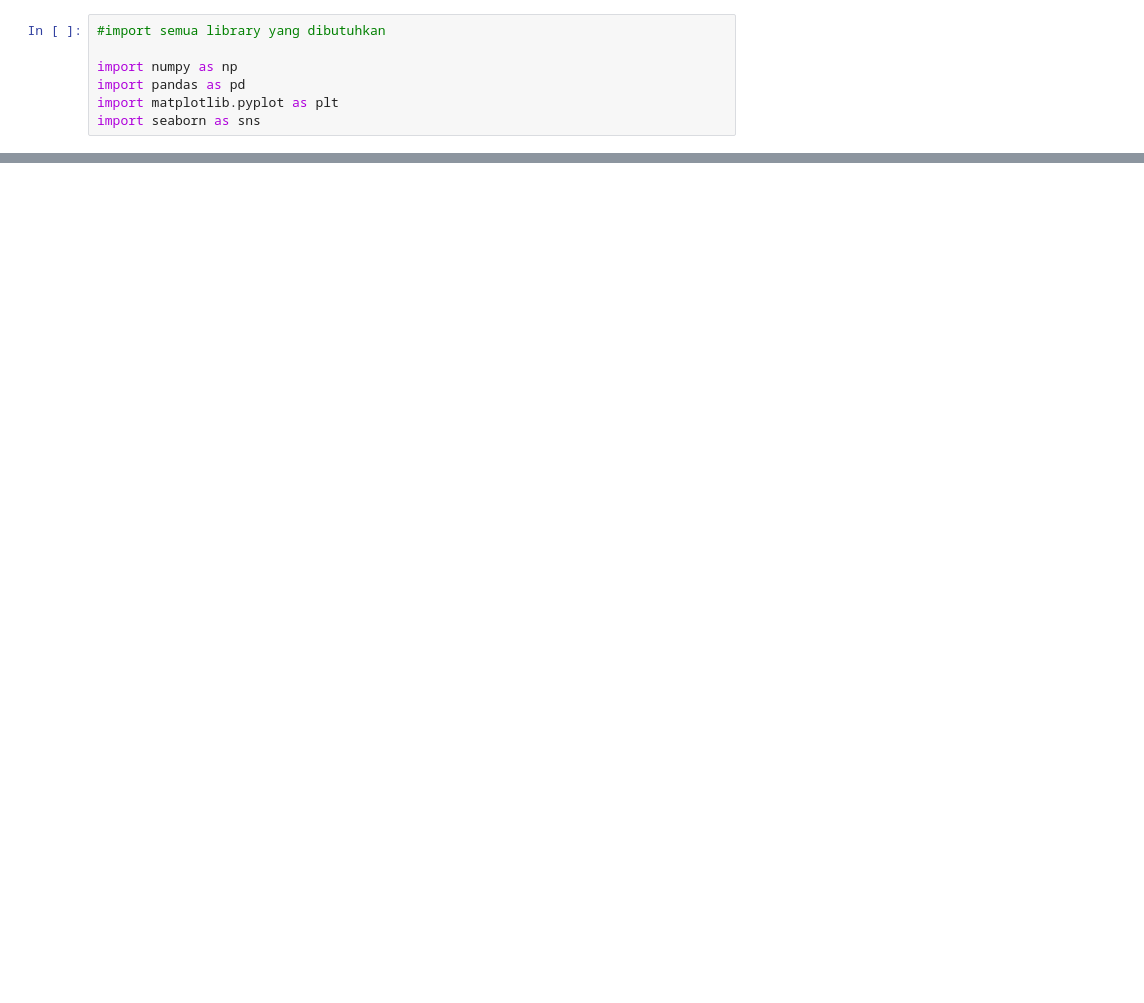
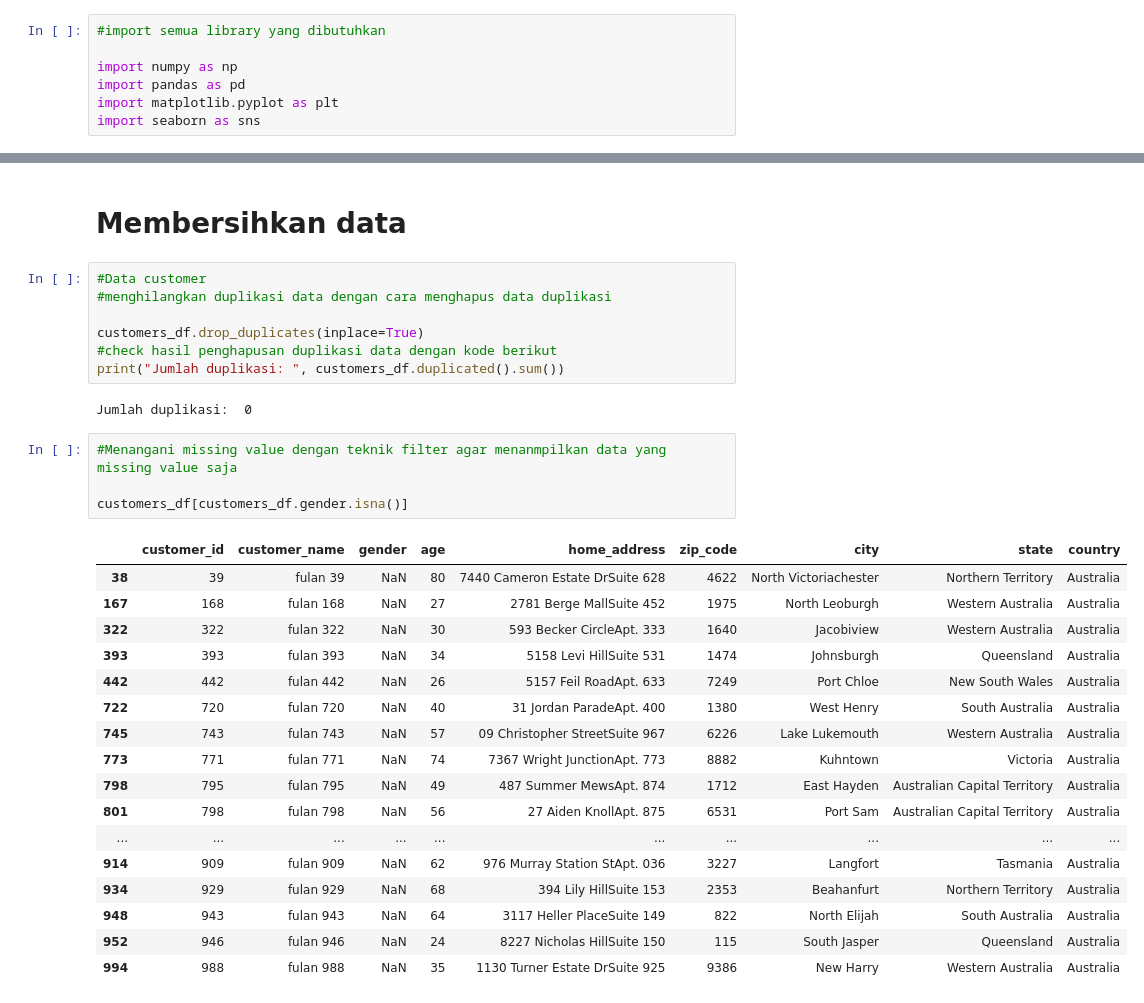
Before and after one commit to Arif-0123/Proyek_Analisis_Data, a Jupyter notebook: Analisis Penjualan/Analisis_Penjualan.ipynb, the cells around one changed output, grey strips where cells are left out. Drawn from its saved outputs; the diff is of its cells as text; blank space fills up the shorter version.

Commit message:
Mengumpulkan, menganalisis, dan menghapus data

```diff
--- a/Analisis Penjualan/Analisis_Penjualan.ipynb
+++ b/Analisis Penjualan/Analisis_Penjualan.ipynb
@@ -31,0 +243,33 @@ sales_df.head()
+# %% [markdown]
+# Membersihkan data
+# %%
+#Data customer
+#menghilangkan duplikasi data dengan cara menghapus data duplikasi
+
+customers_df.drop_duplicates(inplace=True)
+#check hasil penghapusan duplikasi data dengan kode berikut
+print("Jumlah duplikasi: ", customers_df.duplicated().sum())
+# %% [output]
+Jumlah duplikasi:  0
+# %%
+#Menangani missing value dengan teknik filter agar menanmpilkan data yang missing value saja
+
+customers_df[customers_df.gender.isna()]
+# %% [output]
+|  | customer_id | customer_name | gender | age | home_address | zip_code | city | state | country |
+| 38 | 39 | fulan 39 | NaN | 80 | 7440 Cameron Estate DrSuite 628 | 4622 | North Victoriachester | Northern Territory | Australia |
+| 167 | 168 | fulan 168 | NaN | 27 | 2781 Berge MallSuite 452 | 1975 | North Leoburgh | Western Australia | Australia |
+| 322 | 322 | fulan 322 | NaN | 30 | 593 Becker CircleApt. 333 | 1640 | Jacobiview | Western Australia | Australia |
+| 393 | 393 | fulan 393 | NaN | 34 | 5158 Levi HillSuite 531 | 1474 | Johnsburgh | Queensland | Australia |
+| 442 | 442 | fulan 442 | NaN | 26 | 5157 Feil RoadApt. 633 | 7249 | Port Chloe | New South Wales | Australia |
+| 722 | 720 | fulan 720 | NaN | 40 | 31 Jordan ParadeApt. 400 | 1380 | West Henry | South Australia | Australia |
+| 745 | 743 | fulan 743 | NaN | 57 | 09 Christopher StreetSuite 967 | 6226 | Lake Lukemouth | Western Australia | Australia |
+| 773 | 771 | fulan 771 | NaN | 74 | 7367 Wright JunctionApt. 773 | 8882 | Kuhntown | Victoria | Australia |
+| 798 | 795 | fulan 795 | NaN | 49 | 487 Summer MewsApt. 874 | 1712 | East Hayden | Australian Capital Territory | Australia |
+| 801 | 798 | fulan 798 | NaN | 56 | 27 Aiden KnollApt. 875 | 6531 | Port Sam | Australian Capital Territory | Australia |
+| ... | ... | ... | ... | ... | ... | ... | ... | ... | ... |
+| 914 | 909 | fulan 909 | NaN | 62 | 976 Murray Station StApt. 036 | 3227 | Langfort | Tasmania | Australia |
+| 934 | 929 | fulan 929 | NaN | 68 | 394 Lily HillSuite 153 | 2353 | Beahanfurt | Northern Territory | Australia |
+| 948 | 943 | fulan 943 | NaN | 64 | 3117 Heller PlaceSuite 149 | 822 | North Elijah | South Australia | Australia |
+| 952 | 946 | fulan 946 | NaN | 24 | 8227 Nicholas HillSuite 150 | 115 | South Jasper | Queensland | Australia |
+| 994 | 988 | fulan 988 | NaN | 35 | 1130 Turner Estate DrSuite 925 | 9386 | New Harry | Western Australia | Australia |
```
Also changed, not shown: parts of 32 cells of this notebook.
